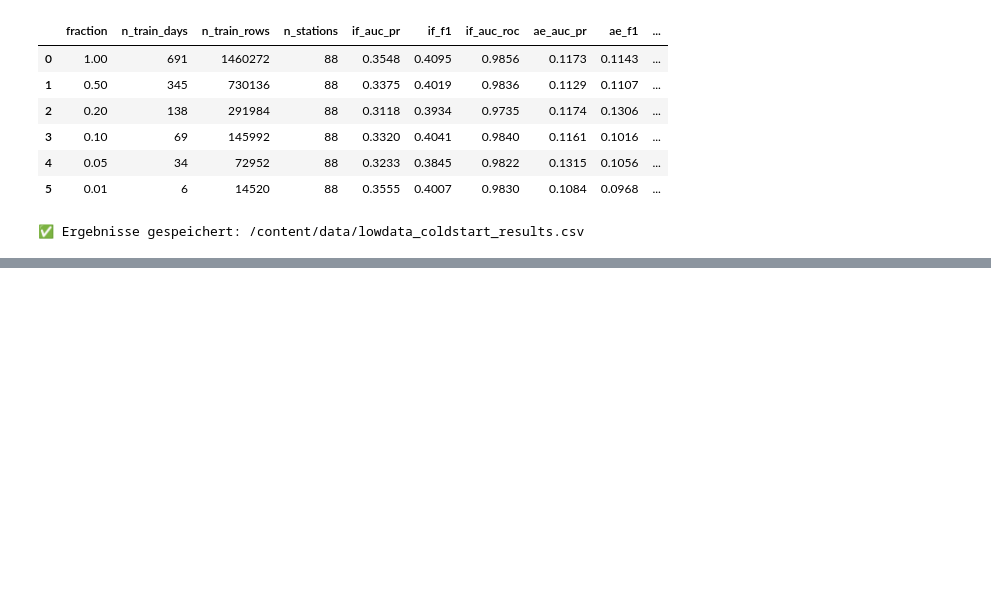
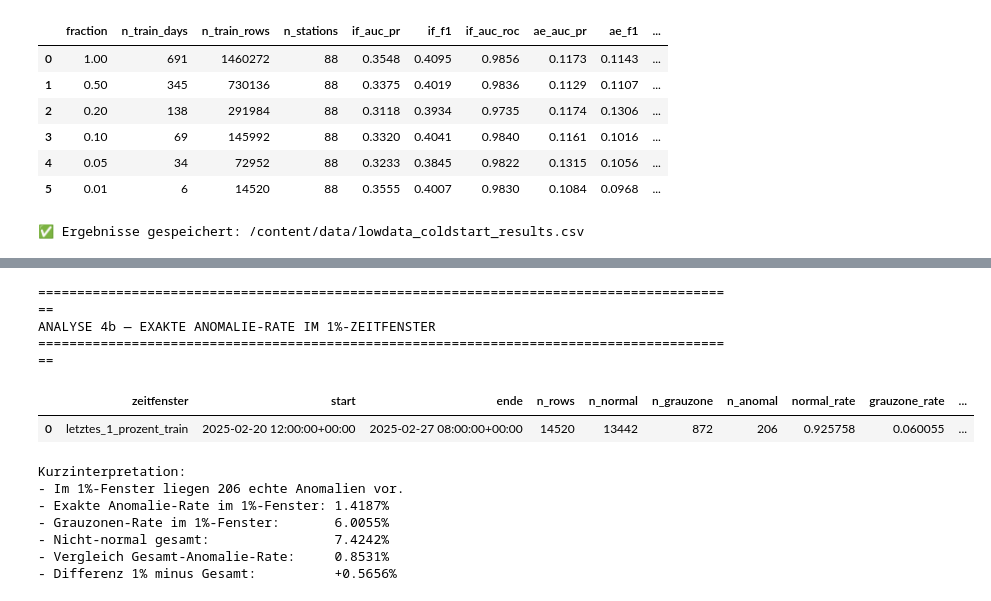
Before and after one commit to jonasknoll57/Bachelorarbeit_Demand-AD, a Jupyter notebook: V8_Phase2_ExperimentFramework.ipynb, the cells around one changed output, grey strips where cells are left out. Cells and saved outputs as stored; diff of their text form; code cells hidden in the pictures; blank space fills up the shorter version.

```diff
--- a/V8_Phase2_ExperimentFramework.ipynb
+++ b/V8_Phase2_ExperimentFramework.ipynb
@@ -3928,0 +4733,80 @@ print('\n-> Naechster Schritt: Cross-City Transfer Experiment')
+# %%
+# ══════════════════════════════════════════════════════════════
+# 26b — Exakte Label-Verteilung und Anomalie-Rate im 1%-Fenster
+#      (ohne Neuaufbau der Daten)
+# ══════════════════════════════════════════════════════════════
+
+print('=' * 90)
+print('ANALYSE 4b — EXAKTE ANOMALIE-RATE IM 1%-ZEITFENSTER')
+print('=' * 90)
+
+required_vars = ['df_train_pool_ld', 'cutoff_1pct', 'train_end_ld']
+missing = [v for v in required_vars if v not in globals()]
+if missing:
+    raise RuntimeError(
+        f"Es fehlen Variablen aus Zelle 26: {missing}. "
+        "Bitte zuerst die Analyse-4-Zelle ausführen."
+    )
+
+# Exaktes 1%-Fenster aus dem bereits vorhandenen Train-Pool
+df_frac_1pct_exact = df_train_pool_ld[
+    (df_train_pool_ld['hour_ts'] >= cutoff_1pct) &
+    (df_train_pool_ld['hour_ts'] < train_end_ld)
+].copy()
+
+# Saubere Reihenfolge der Labels
+label_order = ['normal', 'grauzone', 'anomal']
+label_counts = (
+    df_frac_1pct_exact['label']
+    .value_counts(dropna=False)
+    .reindex(label_order, fill_value=0)
+)
+
+n_total = len(df_frac_1pct_exact)
+n_normal = int(label_counts['normal'])
+n_grauzone = int(label_counts['grauzone'])
+n_anomal = int(label_counts['anomal'])
+
+result_1pct = pd.DataFrame([{
+    'zeitfenster': 'letztes_1_prozent_train',
+    'start': df_frac_1pct_exact['hour_ts'].min(),
+    'ende': df_frac_1pct_exact['hour_ts'].max(),
+    'n_rows': n_total,
+    'n_normal': n_normal,
+    'n_grauzone': n_grauzone,
+    'n_anomal': n_anomal,
+    'normal_rate': n_normal / n_total if n_total else np.nan,
+    'grauzone_rate': n_grauzone / n_total if n_total else np.nan,
+    'anomaly_rate': n_anomal / n_total if n_total else np.nan,
+    'non_normal_rate': (n_grauzone + n_anomal) / n_total if n_total else np.nan,
+    'n_stationen': df_frac_1pct_exact['station_id'].nunique() if 'station_id' in df_frac_1pct_exact.columns else np.nan,
+}])
+
+display(result_1pct)
+
+print('\nKurzinterpretation:')
+print(f"- Im 1%-Fenster liegen {n_anomal:,} echte Anomalien vor.")
+print(f"- Exakte Anomalie-Rate im 1%-Fenster: {n_anomal / n_total:.4%}")
+print(f"- Grauzonen-Rate im 1%-Fenster:       {n_grauzone / n_total:.4%}")
+print(f"- Nicht-normal gesamt:                {(n_grauzone + n_anomal) / n_total:.4%}")
+
+# Optional: Vergleich mit Gesamt-Rate aus summary_df, falls vorhanden
+if 'summary_df' in globals():
+    overall_row = summary_df[summary_df['split'] == 'gesamt']
+    if len(overall_row):
+        overall_anom_rate = float(overall_row['anomaly_rate'].iloc[0])
+        print(f"- Vergleich Gesamt-Anomalie-Rate:     {overall_anom_rate:.4%}")
+        print(f"- Differenz 1% minus Gesamt:          {(n_anomal / n_total - overall_anom_rate):+.4%}")
+# %% [output]
+==========================================================================================
+ANALYSE 4b — EXAKTE ANOMALIE-RATE IM 1%-ZEITFENSTER
+==========================================================================================
+|  | zeitfenster | start | ende | n_rows | n_normal | n_grauzone | n_anomal | normal_rate | grauzone_rate | ... |
+| 0 | letztes_1_prozent_train | 2025-02-20 12:00:00+00:00 | 2025-02-27 08:00:00+00:00 | 14520 | 13442 | 872 | 206 | 0.925758 | 0.060055 | ... |
+Kurzinterpretation:
+- Im 1%-Fenster liegen 206 echte Anomalien vor.
+- Exakte Anomalie-Rate im 1%-Fenster: 1.4187%
+- Grauzonen-Rate im 1%-Fenster:       6.0055%
+- Nicht-normal gesamt:                7.4242%
+- Vergleich Gesamt-Anomalie-Rate:     0.8531%
+- Differenz 1% minus Gesamt:          +0.5656%
```
Also changed, not shown: parts of 9 cells of this notebook.
